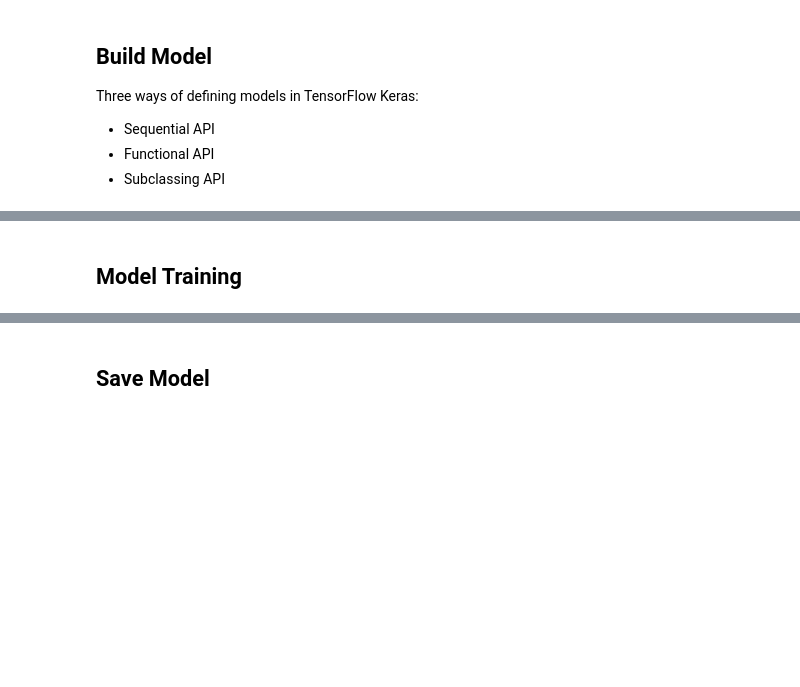
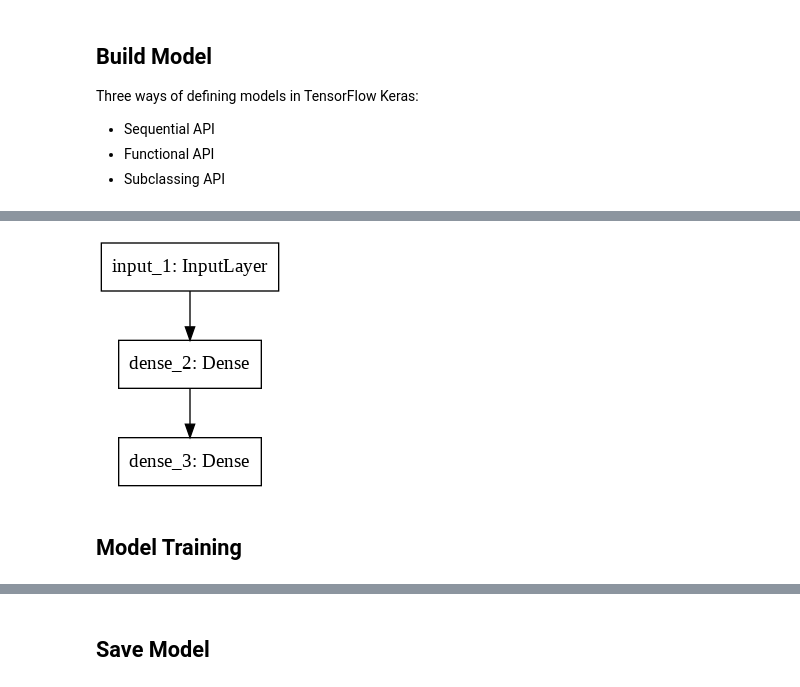
Before and after one commit to jpcpereira/Tutorial-On-Deep-Learning-for-PDEng-Data-Science, a Jupyter notebook: fraud_detection.ipynb, the cells around one changed output, grey strips where cells are left out. Saved outputs shown, nothing was run; the diff lists cells and outputs as text; code cells hidden in the pictures; blank space fills up the shorter version.

```diff
--- a/fraud_detection.ipynb
+++ b/fraud_detection.ipynb
@@ -144,11 +140,24 @@ Total params: 152
 Trainable params: 152
 Non-trainable params: 0
 _________________________________________________________________
+# %%
+# Plot model
+tf.keras.utils.plot_model(
+    model,
+    to_file='model.png',
+    show_shapes=False,
+    show_layer_names=True,
+    rankdir='TB',
+    expand_nested=False,
+    dpi=96
+)
+# %% [output]
+[figure, added]
+# %% [markdown]
+## Model Training
 # %%
 NUM_EPOCHS = 10 # Number of training epochs
 BATCH_SIZE = 32 # Size of a mini-batch used for gradient update
-# %% [markdown]
-## Model Training
 # %%
 history = model.fit(
     x_train, x_train,
```
Also changed, not shown: parts of 12 cells of this notebook.
